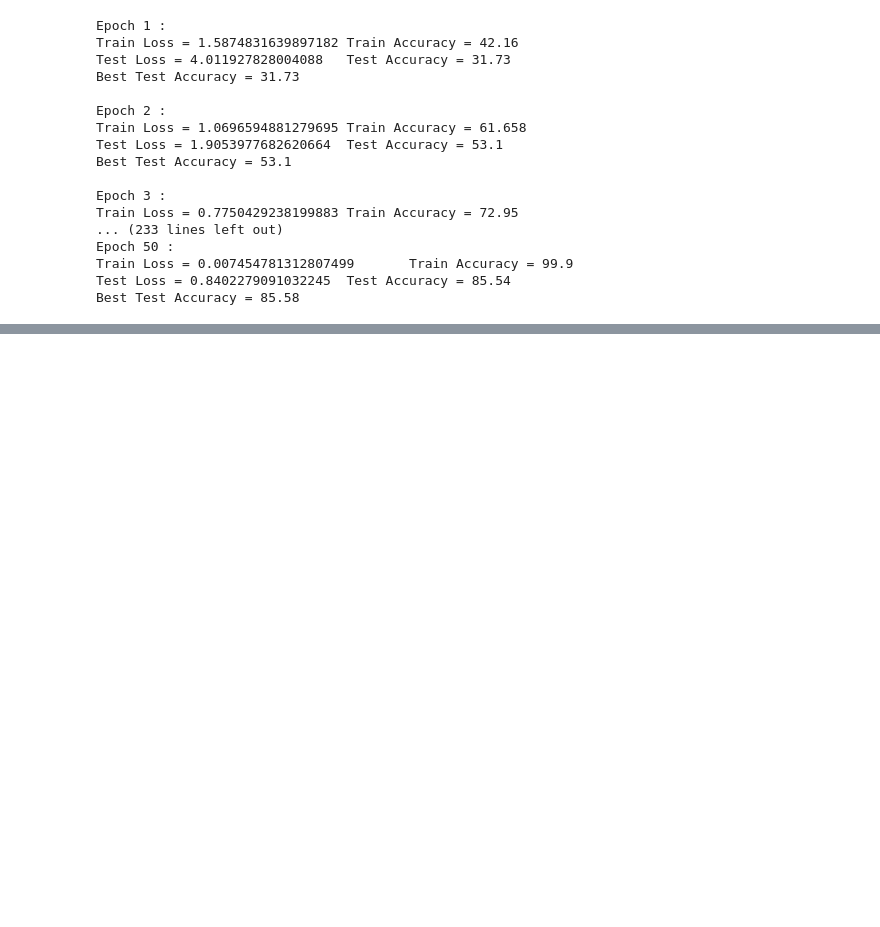
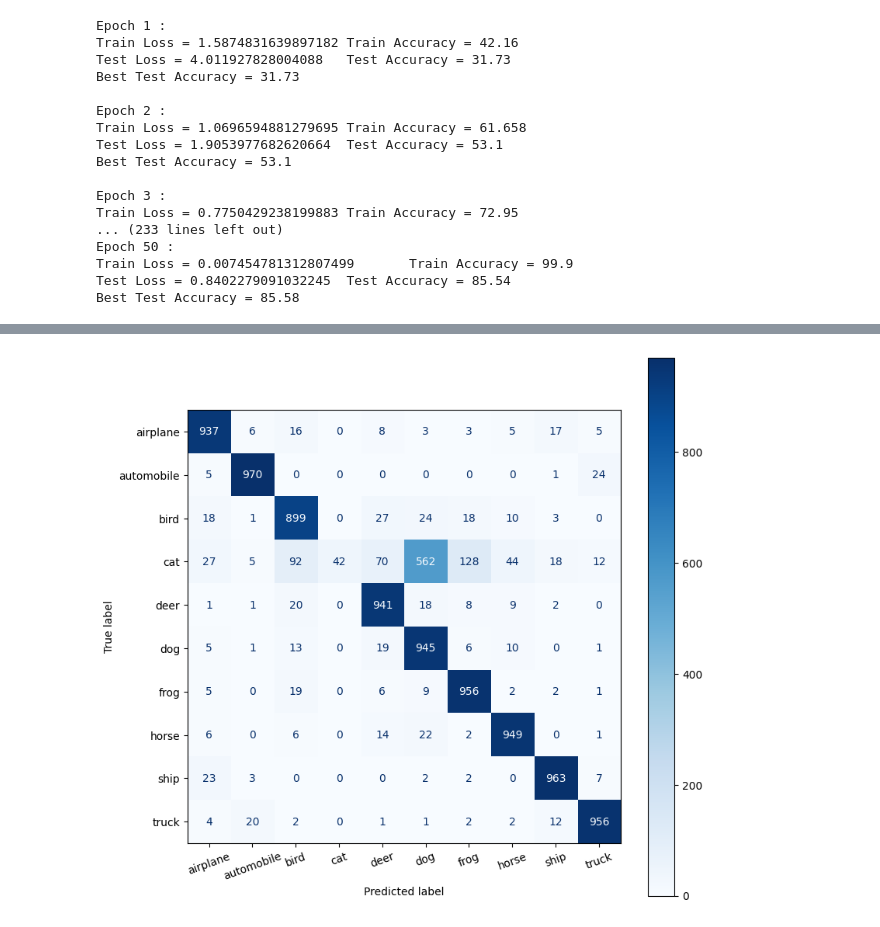
Before and after one commit to unasthana/ImageGenAnalysis, a Jupyter notebook: Main.ipynb, the cells around one changed output, grey strips where cells are left out. Cells and saved outputs as stored; diff of their text form; code cells hidden in the pictures; blank space fills up the shorter version.

```diff
--- a/Main.ipynb
+++ b/Main.ipynb
@@ -158,0 +181,9 @@ Best Test Accuracy = 85.58
+# %%
+# Making Classification Report
+
+net, criterion, optimizer, scheduler = init_network()
+net.load_state_dict(torch.load('/content/models/resnet_non_synthetic.pt'))
+
+test_loss , test_acc, predictions, labels = NetTest(net, testloader, DEVICE, criterion)
+
+print(make_classification_report(labels, predictions, target_names = testset.classes))
@@ -158,0 +207,6 @@ Best Test Accuracy = 85.58
+# %%
+# Plotting Confusion Matrix
+
+plot_confusion_matrix(labels, predictions, testset.classes)
+# %% [output]
+[figure, added]
```
Also changed, not shown: parts of 7 cells of this notebook.
